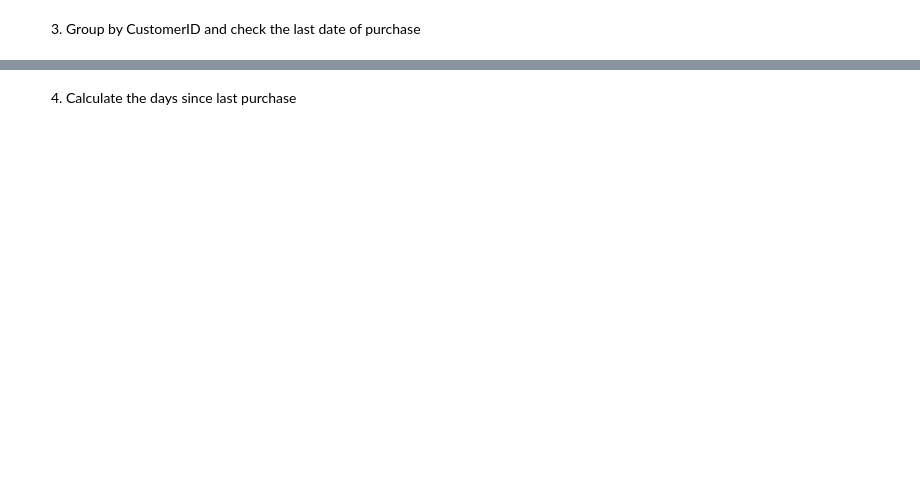
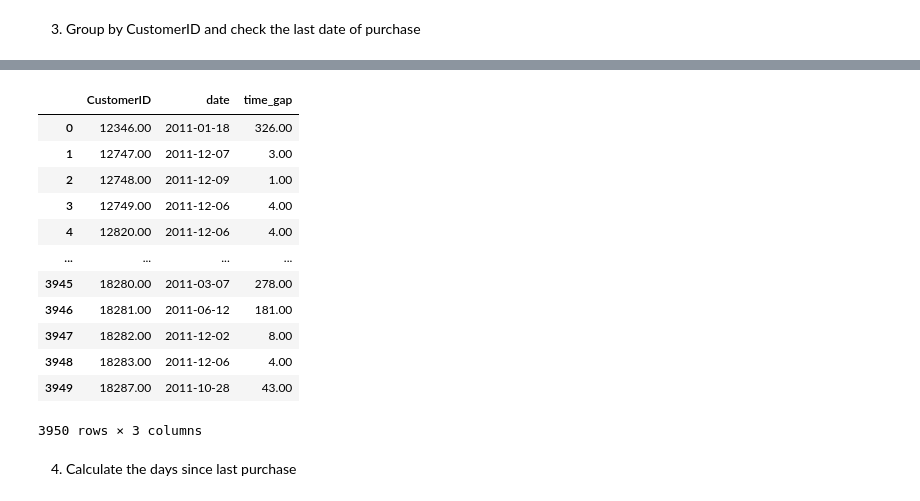
Before and after one commit to habip-bingol/Projects, a Jupyter notebook: ML_Projects/Capstone Projects/Customer_Segmentation/Customer_Segmentation_Student_Notebook_Capstone_1_V2.ipynb, the cells around one changed output, grey strips where cells are left out. Drawn from its saved outputs; the diff is of its cells as text; code cells hidden in the pictures; blank space fills up the shorter version.

```diff
--- a/ML_Projects/Capstone Projects/Customer_Segmentation/Customer_Segmentation_Student_Notebook_Capstone_1_V2.ipynb
+++ b/ML_Projects/Capstone Projects/Customer_Segmentation/Customer_Segmentation_Student_Notebook_Capstone_1_V2.ipynb
@@ -890,2 +999,18 @@ To calculate the recency values, follow these steps in order:
+# %%
+df_1
+# %% [output]
+|  | CustomerID | date | time_gap |
+| 0 | 12346.00 | 2011-01-18 | 326.00 |
+| 1 | 12747.00 | 2011-12-07 | 3.00 |
+| 2 | 12748.00 | 2011-12-09 | 1.00 |
+| 3 | 12749.00 | 2011-12-06 | 4.00 |
+| 4 | 12820.00 | 2011-12-06 | 4.00 |
+| ... | ... | ... | ... |
+| 3945 | 18280.00 | 2011-03-07 | 278.00 |
+| 3946 | 18281.00 | 2011-06-12 | 181.00 |
+| 3947 | 18282.00 | 2011-12-02 | 8.00 |
+| 3948 | 18283.00 | 2011-12-06 | 4.00 |
+| 3949 | 18287.00 | 2011-10-28 | 43.00 |
+3950 rows × 3 columns
 # %% [markdown]
 4. Calculate the days since last purchase
```
Also changed, not shown: parts of 14 cells of this notebook.
